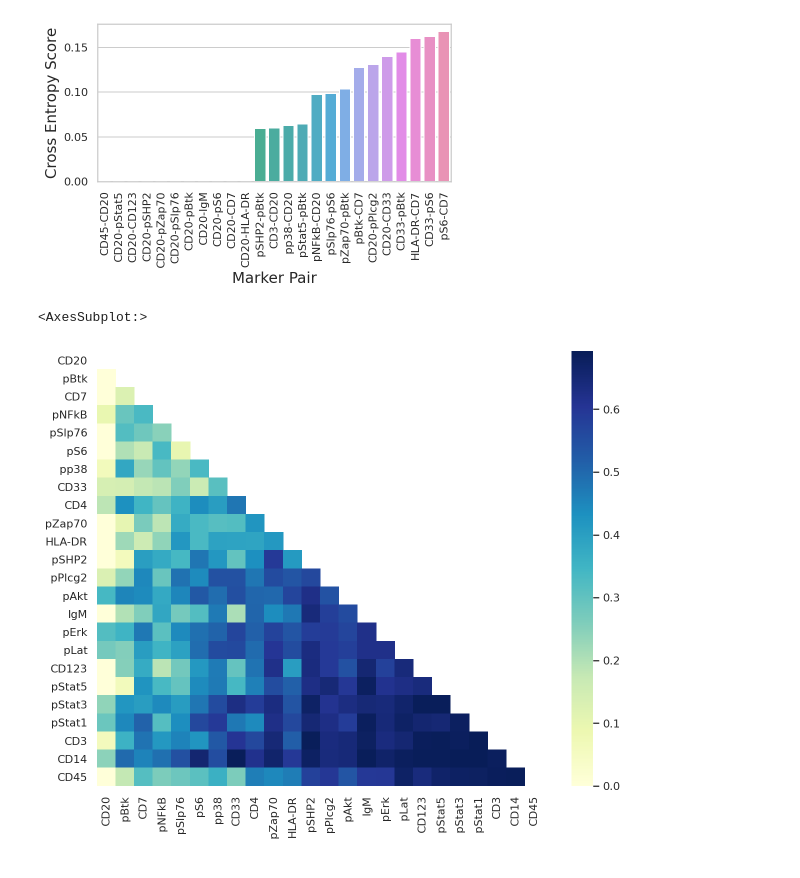
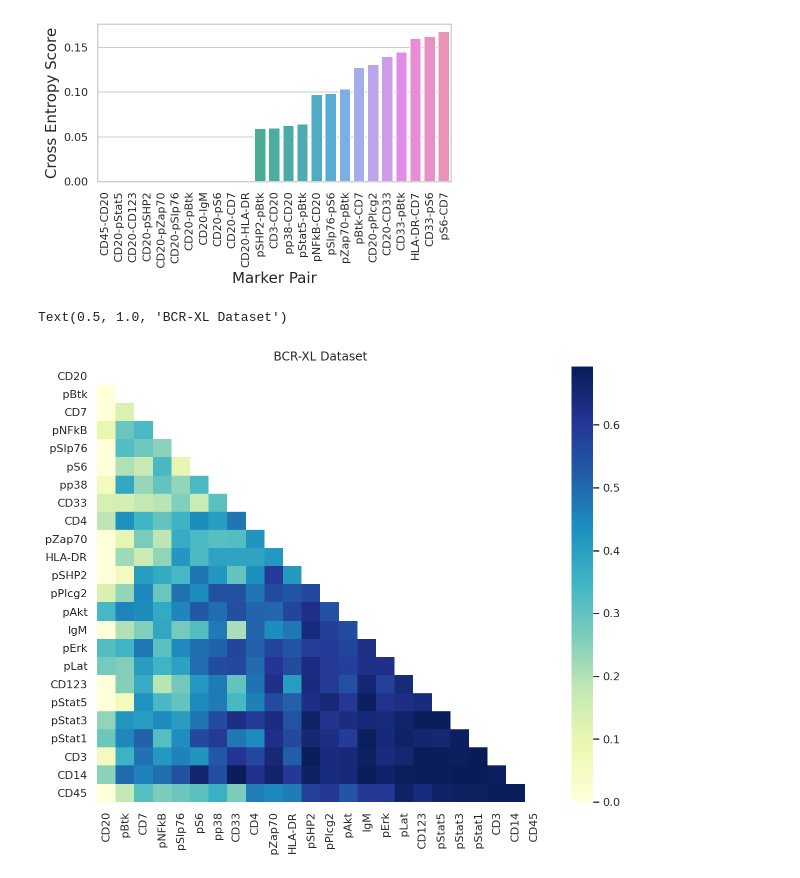
Before and after one commit to CompCy-lab/CytoEMD, a Jupyter notebook: notebooks/CytoEMD_tutorial.ipynb, the cells around one changed output. Cells and saved outputs as stored; diff of their text form; code cells hidden in the pictures.

```diff
--- a/notebooks/CytoEMD_tutorial.ipynb
+++ b/notebooks/CytoEMD_tutorial.ipynb
@@ -265,28 +265,28 @@ plt.show()
 # %%
 import seaborn as sns
 from itertools import combinations
 
 marker_list = list(ce_score.keys())
 score_mtx = np.zeros((len(marker_list), len(marker_list)))
 mask = np.zeros_like(score_mtx)
 mask[np.triu_indices_from(mask)] = True
 
 for m1, m2 in combinations(marker_list, r=2):
     i1, i2 = marker_list.index(m1), marker_list.index(m2)
     k = '-'.join([m1, m2])
     if k in ce_score_pair.keys():
         score_mtx[i1, i2] = ce_score_pair[k]
         score_mtx[i2, i1] = ce_score_pair[k]
     else:
         k = '-'.join([m2, m1])
         score_mtx[i1, i2] = ce_score_pair[k]
         score_mtx[i2, i1] = ce_score_pair[k]
 
 fig, ax = plt.subplots(1, 1, figsize=(10, 8))
 
 sns.heatmap(score_mtx, mask=mask, annot=False, fmt='g', ax=ax,
             cmap='YlGnBu', yticklabels = marker_list, xticklabels = marker_list)
-# ax.set_title('Cross Entropy Score Matrix')
+ax.set_title('BCR-XL Dataset')
 # %% [output]
-<AxesSubplot:>
+Text(0.5, 1.0, 'BCR-XL Dataset')
-[figure, old version]
+[figure, new version]
```
Also changed, not shown: parts of 2 cells of this notebook, 1 other file.
